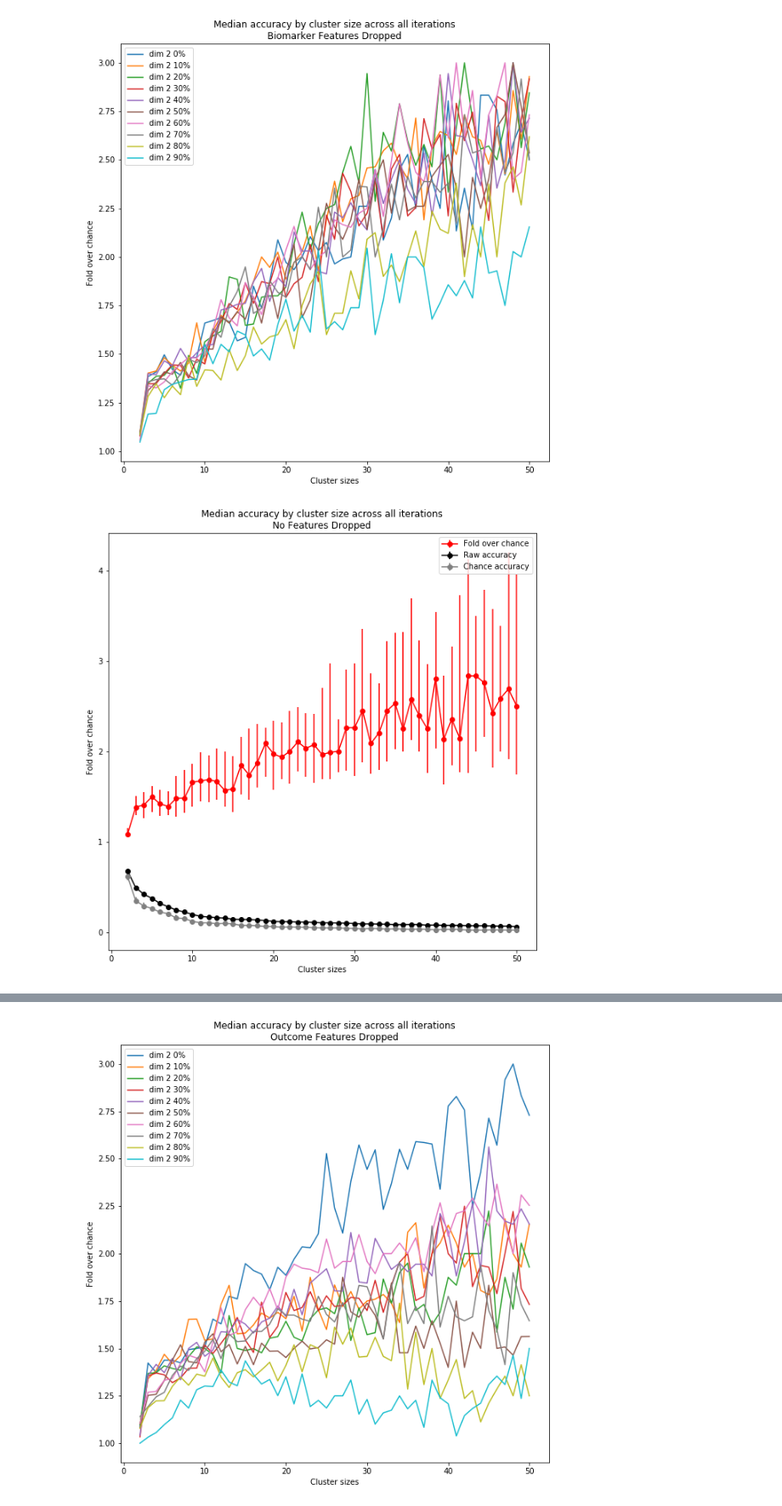
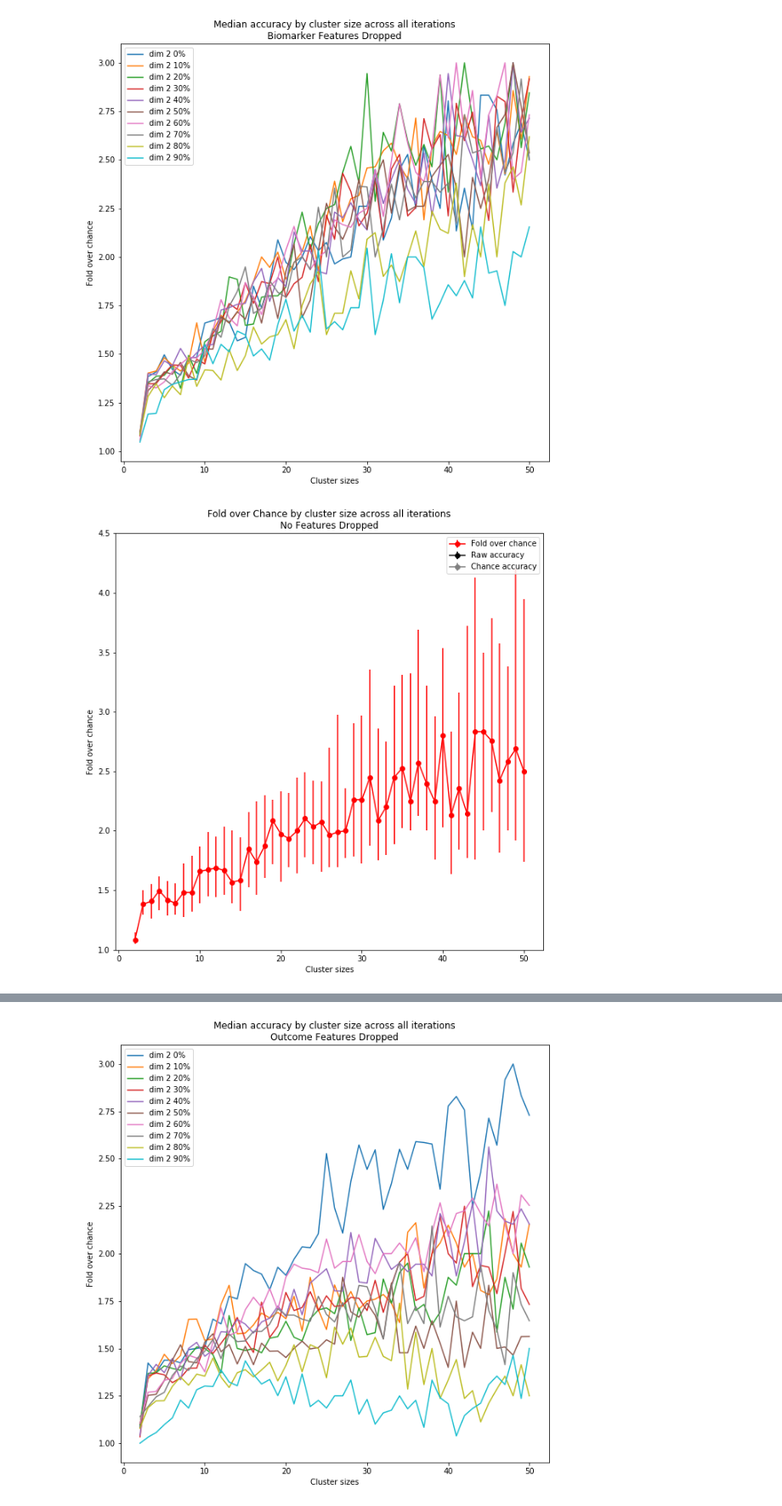
Before and after one commit to BouchardLab/ML_4_prec_prognosis, a Jupyter notebook: notebooks/no_transform_plots.ipynb, the cells around one changed output, grey strips where cells are left out. Shown at 85% size. Drawn from its saved outputs; the diff is of its cells as text; code cells hidden in the pictures.

Commit message:
split plots

```diff
--- a/notebooks/no_transform_plots.ipynb
+++ b/notebooks/no_transform_plots.ipynb
@@ -92,33 +92,34 @@ for ii,p in enumerate([percent[0]]):
         normalized_acc[jj,:] = norm_acc
 
 
     plt.rcParams["figure.figsize"] = [10,10]
     cmap = plt.get_cmap("tab10")
     lower = [np.percentile(fold_over_chance[i,:], 25) for i in range(49)]
     upper = [np.percentile(fold_over_chance[i,:], 75) for i in range(49)]
     med = np.median(fold_over_chance, axis=1)
     raw_med = np.median(raw_acc, axis=1)
     raw_lower = [np.percentile(raw_acc[i,:], 25) for i in range(49)]
     raw_upper = [np.percentile(raw_acc[i,:], 75) for i in range(49)]
     norm_med = np.median(normalized_acc, axis=1)
     norm_lower = [np.percentile(normalized_acc[i,:], 25) for i in range(49)]
     norm_upper = [np.percentile(normalized_acc[i,:], 75) for i in range(49)]
 
+    plt.ylim((1, 4.5))
     plt.errorbar(cluster_sizes, med, yerr=[med-lower,upper-med], color = 'red',fmt='-o', label='Fold over chance')
     plt.errorbar(cluster_sizes, raw_med, yerr=[raw_med-raw_lower,raw_upper-raw_med], color='black',fmt='-o', label='Raw accuracy')
     plt.errorbar(cluster_sizes, norm_med, yerr=[norm_med-norm_lower, norm_upper-norm_med], color='grey',fmt='-o', label='Chance accuracy')
 #     plt.errorbar(cluster_sizes, np.median(fold_over_chance, axis=1), yerr=2*std, color='red', label='Fold over chance')
 #     plt.errorbar(cluster_sizes, np.median(raw_acc, axis=1), yerr=2*raw_std, color='black', label='raw')
 #     plt.errorbar(cluster_sizes, np.median(normalized_acc, axis=1), yerr=2*norm_std, color='grey', label='chance')
 
 #     plt.plot(cluster_sizes, np.median(fold_over_chance, axis=1), label='fold over chance', color = 'red')
 #     plt.plot(cluster_sizes, np.median(raw_acc, axis=1), label='raw', color='black')
 #     plt.plot(cluster_sizes, np.median(normalized_acc, axis=1), label='chance', color='grey')
 
-    plt.title("Median accuracy by cluster size across all iterations\nNo Features Dropped")
+    plt.title("Fold over Chance by cluster size across all iterations\nNo Features Dropped")
     plt.xlabel("Cluster sizes")
     plt.ylabel("Fold over chance")
     plt.legend()
-plt.savefig('/Users/ahyeon/Desktop/activ misc/no_transform_error_bars.pdf')
+plt.savefig('/Users/ahyeon/Desktop/activ misc/no_transform_foc_error_bars.pdf')
 # %% [output]
-[figure, old version]
+[figure, new version]
```
Also changed, not shown: parts of 1 cell of this notebook.
